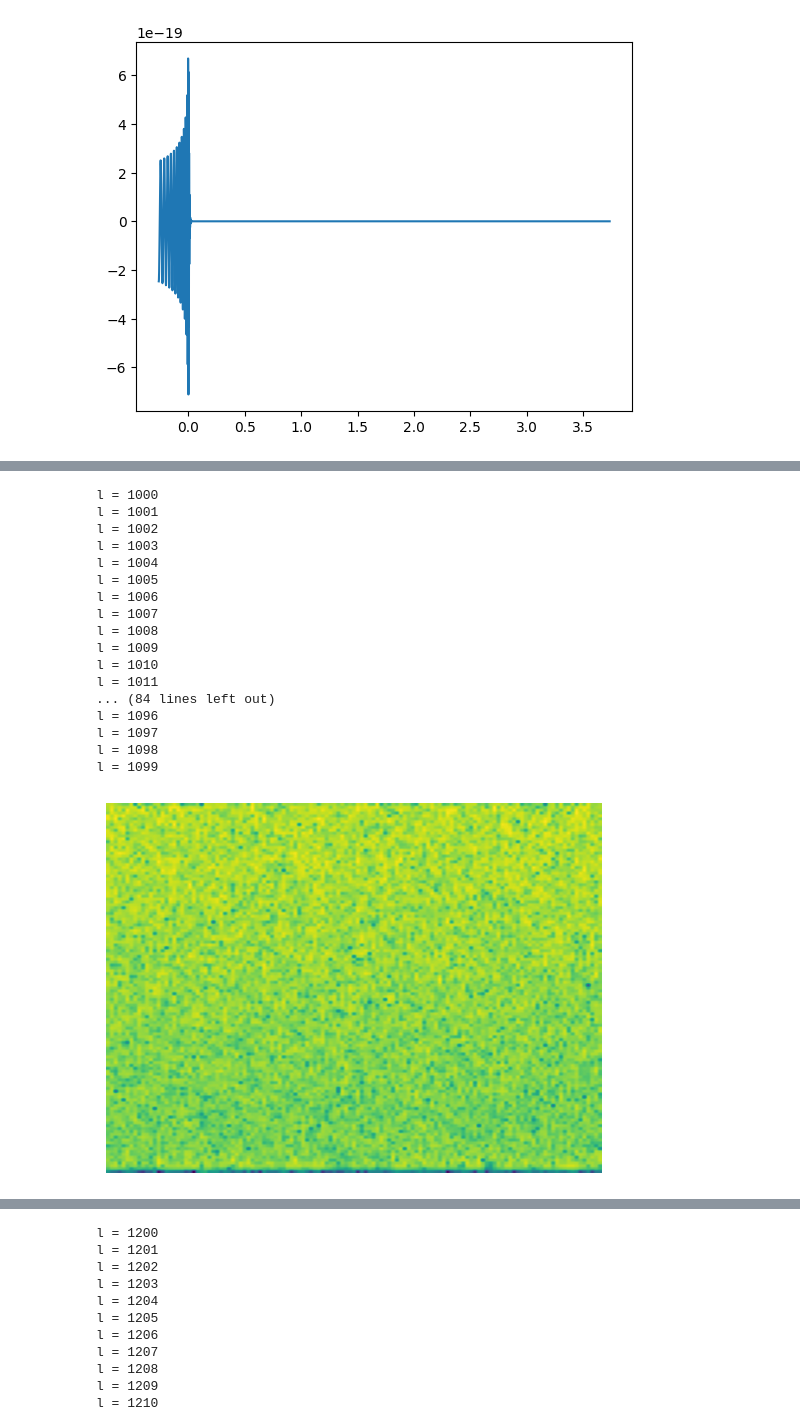
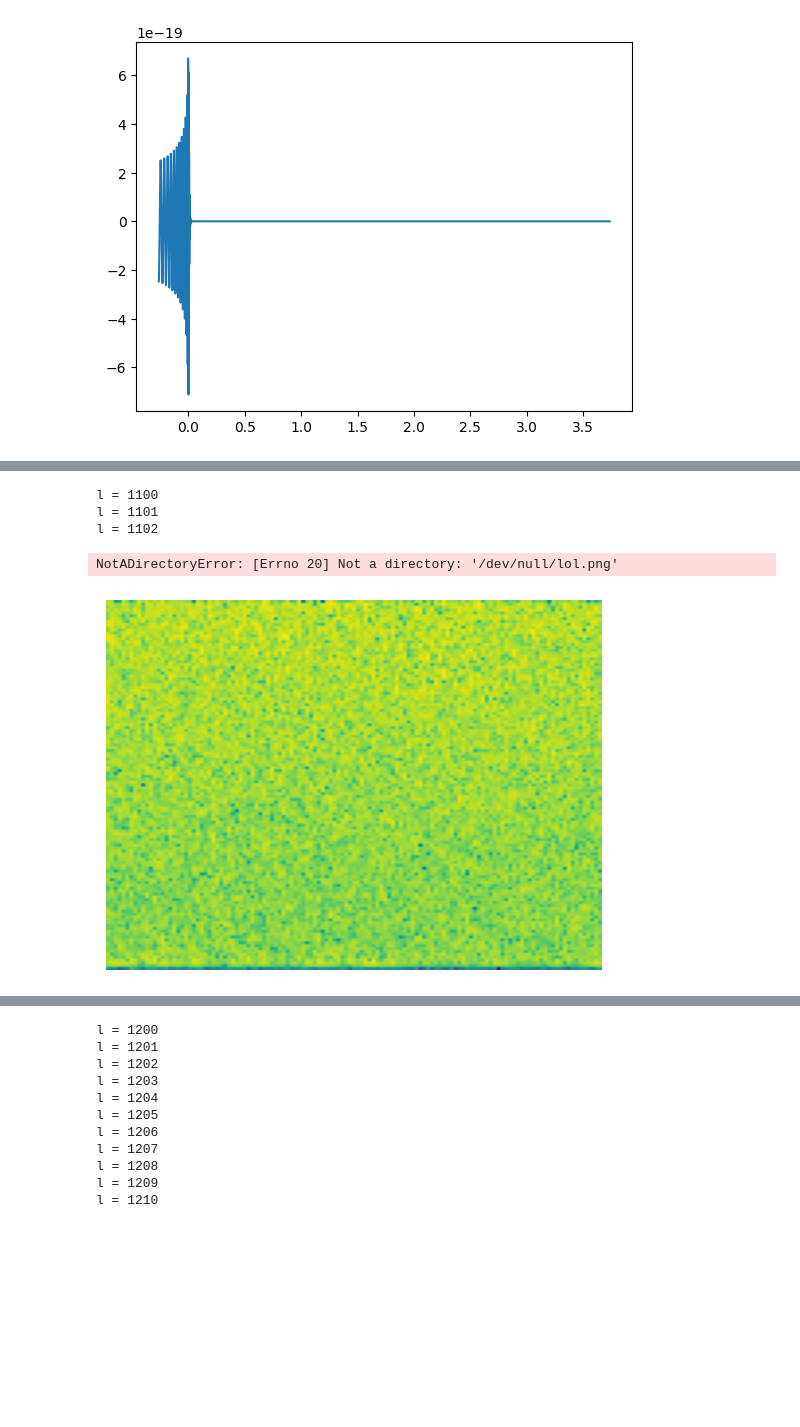
Before and after one commit to Arush-Pimpalkar/GW_Project, a Jupyter notebook: Data_Generation/signal_pipeline_5_to_8_2500.ipynb, the cells around one changed output, grey strips where cells are left out. Cells and saved outputs as stored; diff of their text form; code cells hidden in the pictures; blank space fills up the shorter version.

Commit message:
cont_data_pipeline

```diff
--- a/Data_Generation/signal_pipeline_5_to_8_2500.ipynb
+++ b/Data_Generation/signal_pipeline_5_to_8_2500.ipynb
@@ -41,13 +140,13 @@ hp =
 psd = pycbc.psd.aLIGOZeroDetHighPower(flen, delta_f, flow)
 noisesamples = int(4 / delta_t)
 
-l = 0
+l = 100
 a = 500
 arr = np.arange(a + 1)
 np.random.shuffle(arr)
 
 
-while l < 100:
+while l < 200:
     # scaling
     wvfrm = hp / scale
 
@@ -57,49 +156,36 @@ while l < 100:
     x = random.choice([value for value in range(3, 21) if value not in excluded_values])
     wvfrm.roll(len(wvfrm) // x)
     wvfrm.cyclic_time_shift(wvfrm.start_time)
 
     # genereating noise
     noise = noise_from_psd(tsamples, delta_t, psd, seed=(l + 1000))
 
     # adding noise to waveform
     noise._epoch = wvfrm._epoch
     signal = wvfrm + noise
 
     # SNR calculation
     snr = pycbc.filter.matched_filter(wvfrm, signal, psd=psd, low_frequency_cutoff=flow)
     peak = abs(snr).numpy().argmax()
     snrp = snr[peak]
     time = snr.sample_times[peak]
     snr_peak = abs(snrp)
 
     # plotting
     plt.axis("off")  # Turn off the axis labels
     # plt.show()
     plt.specgram(signal, Fs=2048)
     # Limit frequency range to 2500 Hz
     if snrp > 5 and snrp < 8:
         plt.savefig(
-            f"/home/arush/GW_Test_1/Data_Generation/DATA_V2/mass_30_30/5_to_8/Signal_{l+1000}.png",
+            f"/dev/null/lol.png",
             bbox_inches="tight",
             pad_inches=0,
         )
     l += 1
 # %% [output]
-l = 1000
-l = 1001
-l = 1002
-l = 1003
-l = 1004
-l = 1005
-l = 1006
-l = 1007
-l = 1008
-l = 1009
-l = 1010
-l = 1011
-... (84 lines left out)
-l = 1096
-l = 1097
-l = 1098
-l = 1099
+l = 1100
+l = 1101
+l = 1102
+NotADirectoryError: [Errno 20] Not a directory: '/dev/null/lol.png'
-[figure, old version]
+[figure, new version]
```
Also changed, not shown: parts of 2 cells of this notebook, 7 other files.
